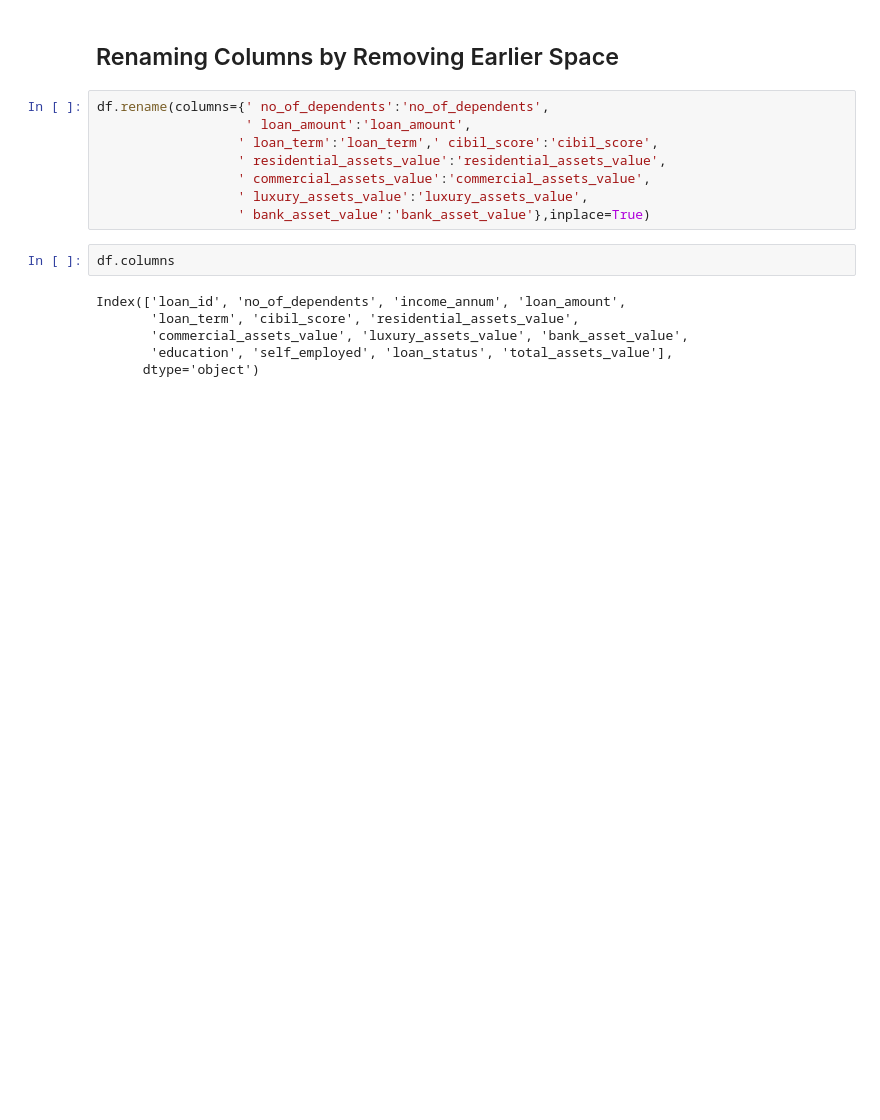
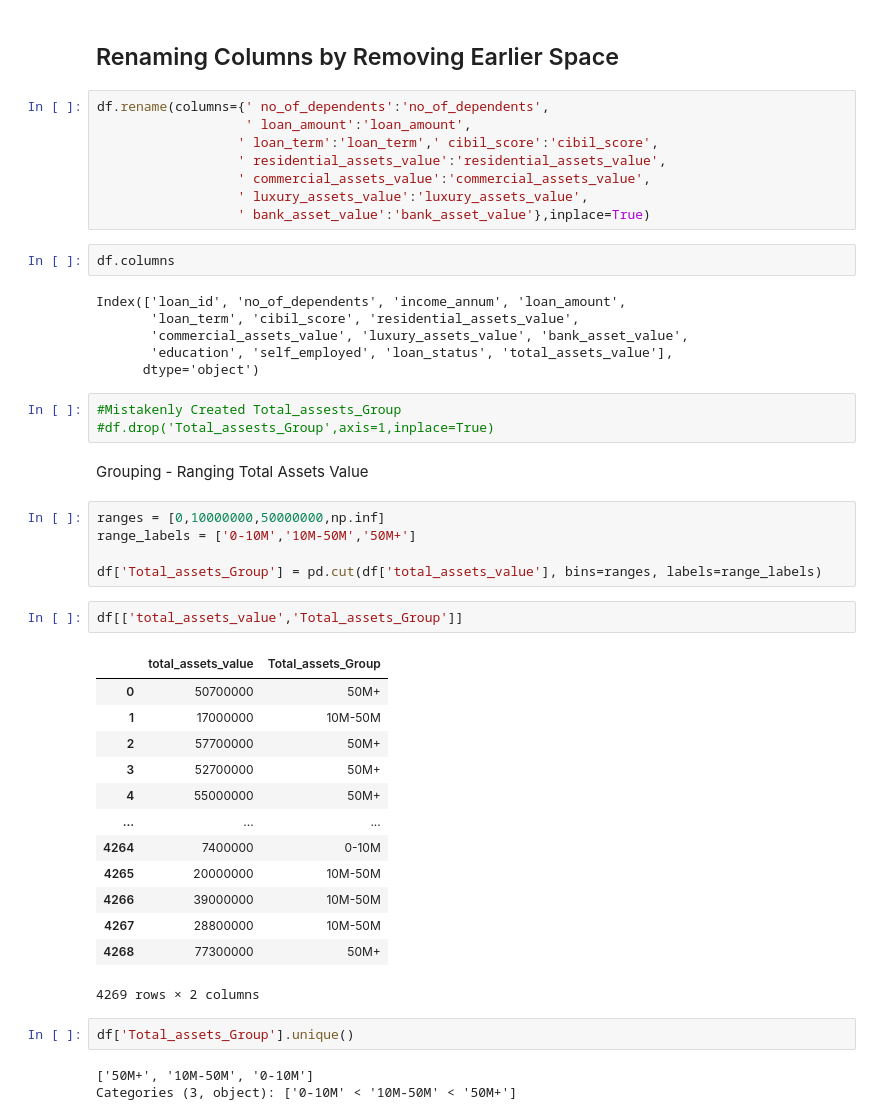
Before and after one commit to sha2992/Laptop-Price-Data, a Jupyter notebook: loan-approval-prediction.ipynb, the cells around one changed output. Cells and saved outputs as stored; diff of their text form; blank space fills up the shorter version.

Commit message:
Kaggle Notebook | Loan Approval Prediction | Additional Cleaning (Grouping)

```diff
--- a/loan-approval-prediction.ipynb
+++ b/loan-approval-prediction.ipynb
@@ -319,3 +346,34 @@ Index(['loan_id', 'no_of_dependents', 'income_annum', 'loan_amount',
        'commercial_assets_value', 'luxury_assets_value', 'bank_asset_value',
        'education', 'self_employed', 'loan_status', 'total_assets_value'],
       dtype='object')
+# %%
+#Mistakenly Created Total_assests_Group
+#df.drop('Total_assests_Group',axis=1,inplace=True)
+# %% [markdown]
+Grouping - Ranging Total Assets Value
+# %%
+ranges = [0,10000000,50000000,np.inf]
+range_labels = ['0-10M','10M-50M','50M+']
+
+df['Total_assets_Group'] = pd.cut(df['total_assets_value'], bins=ranges, labels=range_labels)
+# %%
+df[['total_assets_value','Total_assets_Group']]
+# %% [output]
+|  | total_assets_value | Total_assets_Group |
+| 0 | 50700000 | 50M+ |
+| 1 | 17000000 | 10M-50M |
+| 2 | 57700000 | 50M+ |
+| 3 | 52700000 | 50M+ |
+| 4 | 55000000 | 50M+ |
+| ... | ... | ... |
+| 4264 | 7400000 | 0-10M |
+| 4265 | 20000000 | 10M-50M |
+| 4266 | 39000000 | 10M-50M |
+| 4267 | 28800000 | 10M-50M |
+| 4268 | 77300000 | 50M+ |
+4269 rows × 2 columns
+# %%
+df['Total_assets_Group'].unique()
+# %% [output]
+['50M+', '10M-50M', '0-10M']
+Categories (3, object): ['0-10M' < '10M-50M' < '50M+']
```
Also changed, not shown: parts of 9 cells of this notebook.
